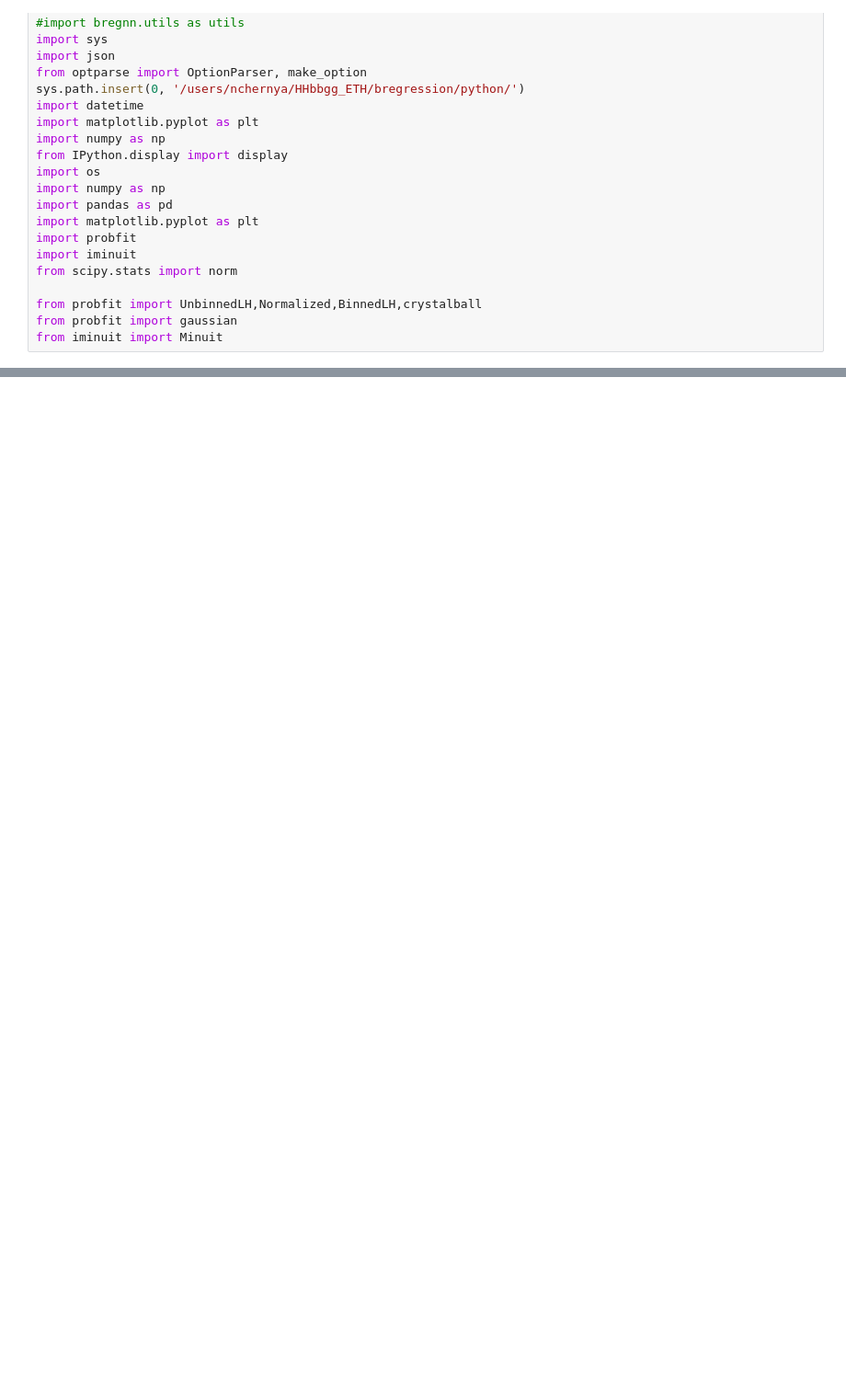
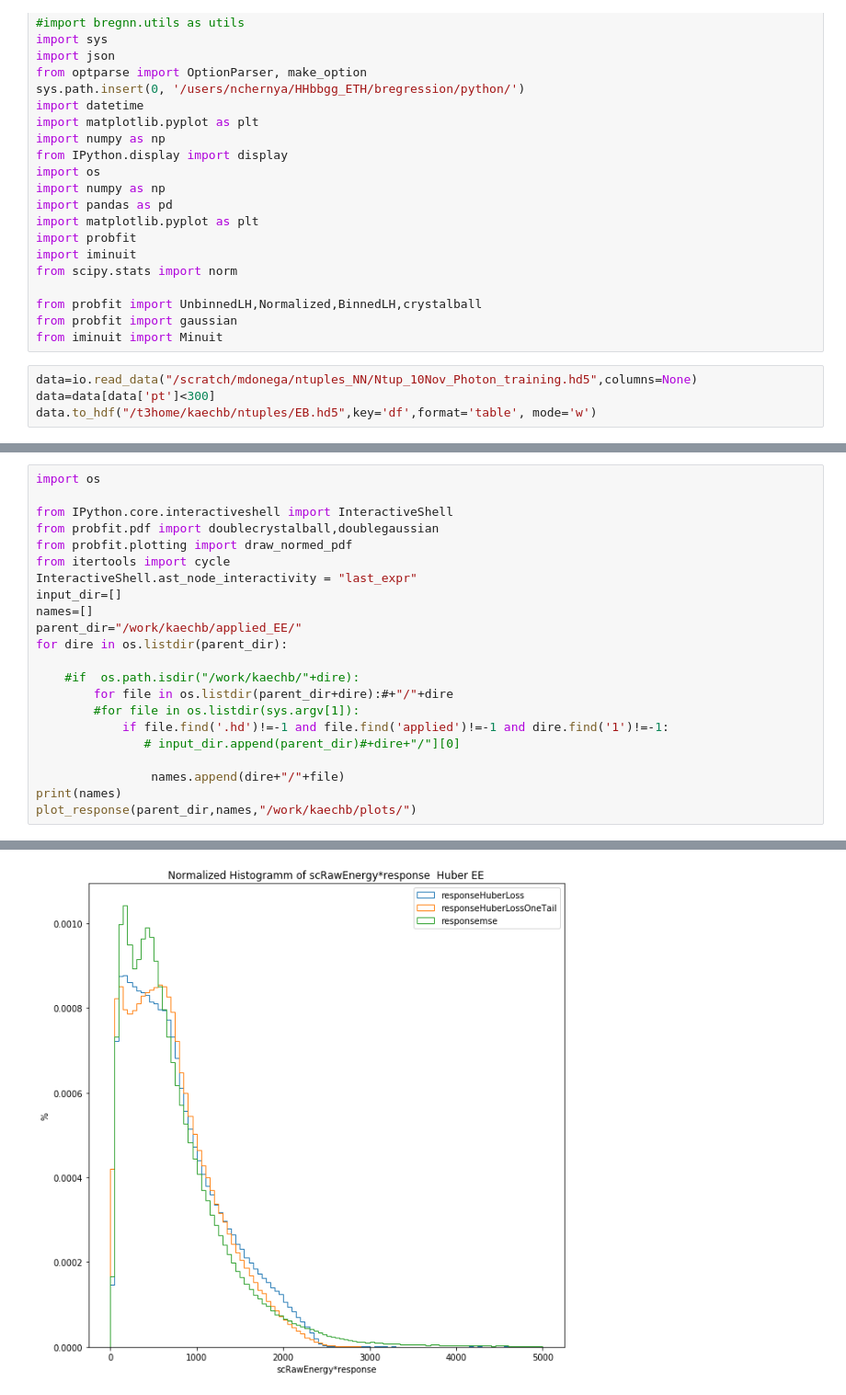
Before and after one commit to kaechb/HHbbgg_ETH, a Jupyter notebook: bregression/notebooks/plotsBenno.ipynb, the cells around one changed output, grey strips where cells are left out. Shown at 92% size. Cells and saved outputs as stored; diff of their text form; blank space fills up the shorter version.

Commit message:
final benno plots added

```diff
--- a/bregression/notebooks/plotsBenno.ipynb
+++ b/bregression/notebooks/plotsBenno.ipynb
@@ -27,3 +27,7 @@ from scipy.stats import norm
 from probfit import UnbinnedLH,Normalized,BinnedLH,crystalball
 from probfit import gaussian
 from iminuit import Minuit
+# %%
+data=io.read_data("/scratch/mdonega/ntuples_NN/Ntup_10Nov_Photon_training.hd5",columns=None)
+data=data[data['pt']<300]
+data.to_hdf("/t3home/kaechb/ntuples/EB.hd5",key='df',format='table', mode='w')
@@ -29,0 +417,23 @@ from iminuit import Minuit
+# %%
+import os
+
+from IPython.core.interactiveshell import InteractiveShell
+from probfit.pdf import doublecrystalball,doublegaussian
+from probfit.plotting import draw_normed_pdf
+from itertools import cycle
+InteractiveShell.ast_node_interactivity = "last_expr"
+input_dir=[]
+names=[]
+parent_dir="/work/kaechb/applied_EE/"
+for dire in os.listdir(parent_dir):
+
+    #if  os.path.isdir("/work/kaechb/"+dire):
+        for file in os.listdir(parent_dir+dire):#+"/"+dire
+        #for file in os.listdir(sys.argv[1]):
+            if file.find('.hd')!=-1 and file.find('applied')!=-1 and dire.find('1')!=-1:
+               # input_dir.append(parent_dir)#+dire+"/"][0]
+
+                names.append(dire+"/"+file)
+print(names)
+plot_response(parent_dir,names,"/work/kaechb/plots/")
+# %% [output]
@@ -29,0 +447 @@ from iminuit import Minuit
+[figure, added]
```
Also changed, not shown: parts of 12 cells of this notebook.
